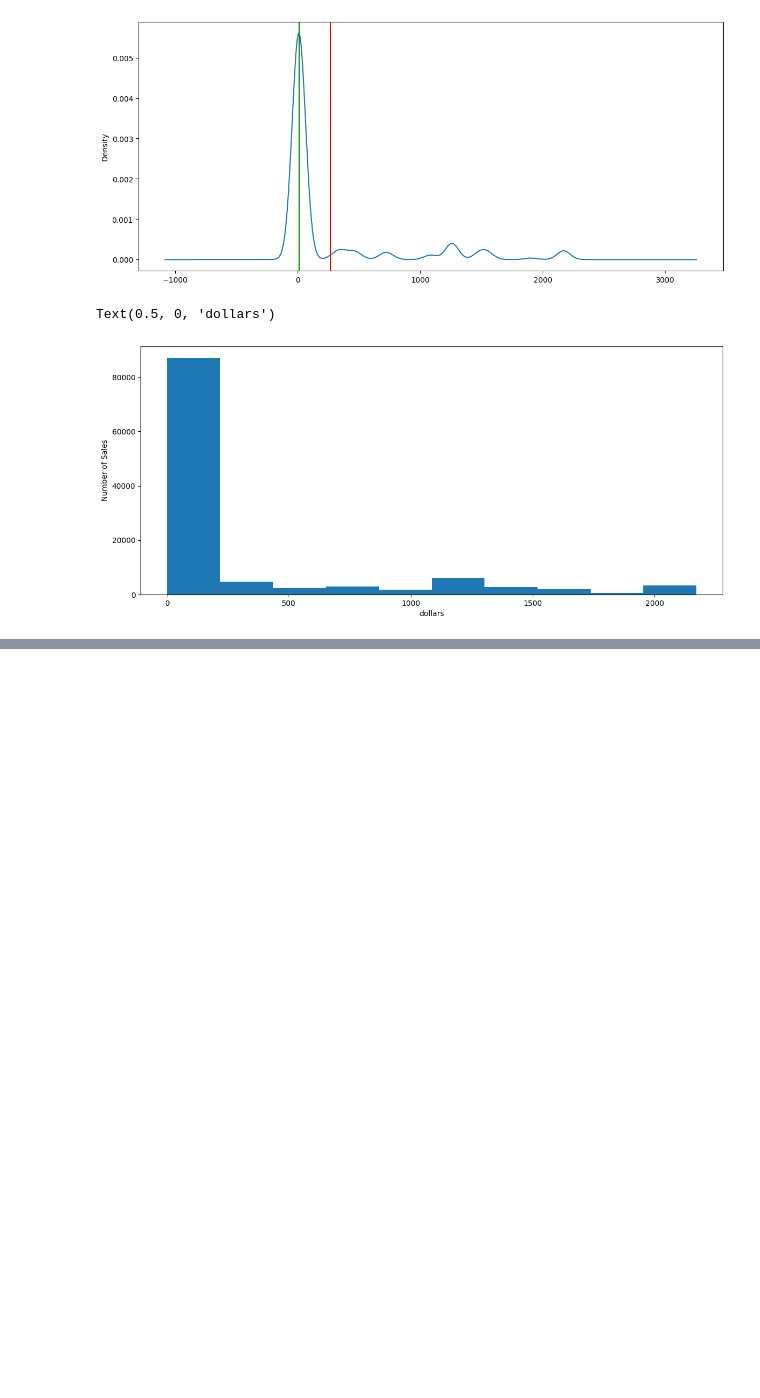
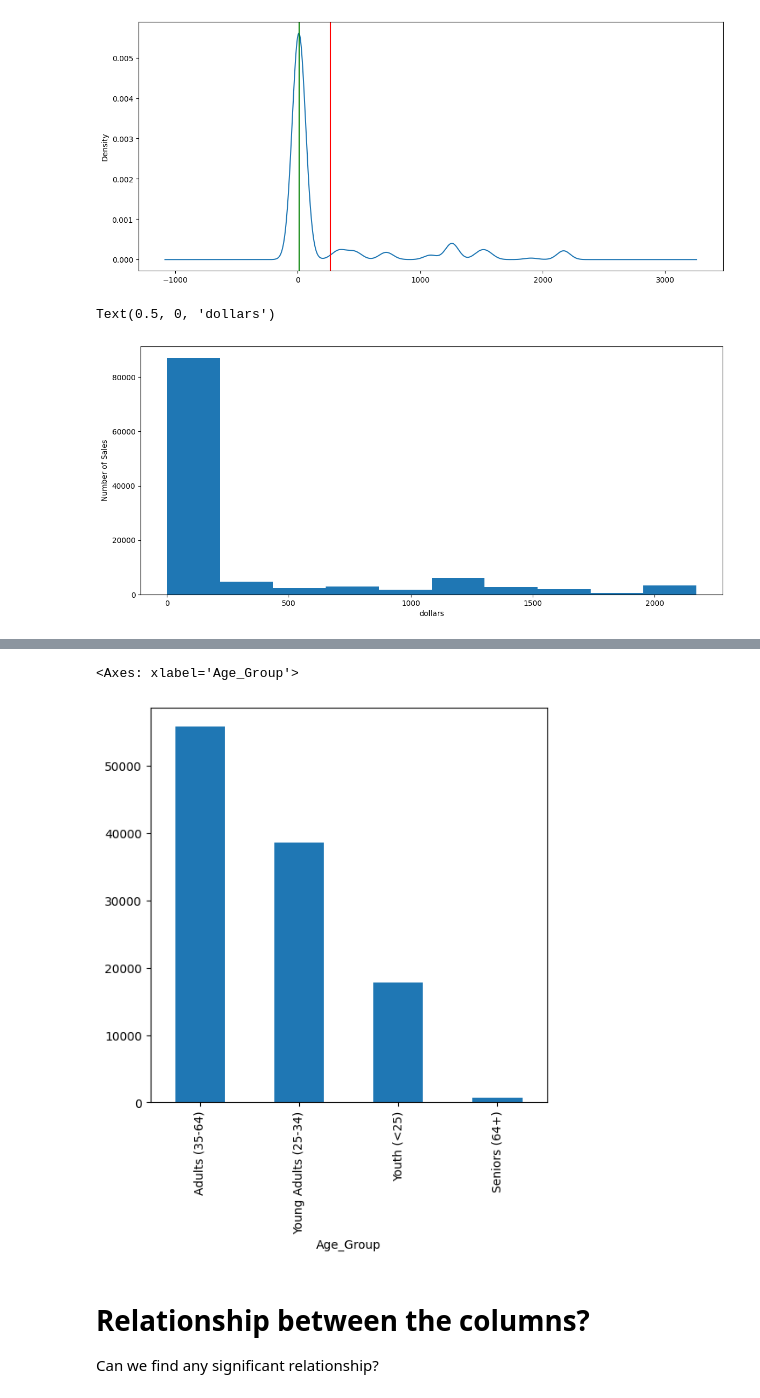
Before and after one commit to Kabin119245/AI-ML, a Jupyter notebook: DataAnalysisWithPython.ipynb, the cells around one changed output, grey strips where cells are left out. Saved outputs shown, nothing was run; the diff lists cells and outputs as text; code cells hidden in the pictures; blank space fills up the shorter version.

```diff
--- a/DataAnalysisWithPython.ipynb
+++ b/DataAnalysisWithPython.ipynb
@@ -215,0 +242,8 @@ Text(0.5, 0, 'dollars')
+# %%
+sales['Age_Group'].value_counts().plot(kind='bar', figsize=(6,6))
+# %% [output]
+<Axes: xlabel='Age_Group'>
+[figure, added]
+# %% [markdown]
+# Relationship between the columns?
+Can we find any significant relationship?
```
Also changed, not shown: parts of 11 cells of this notebook.
